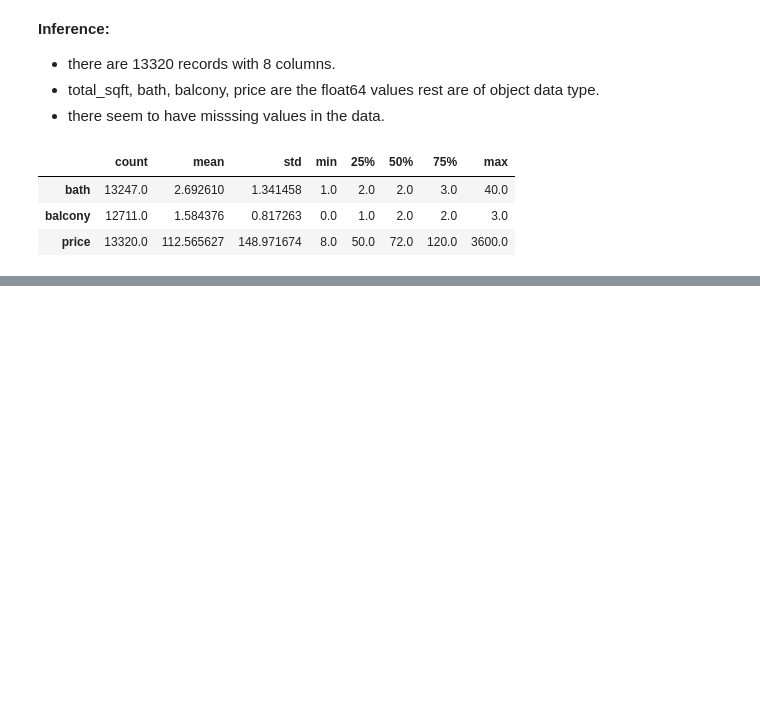
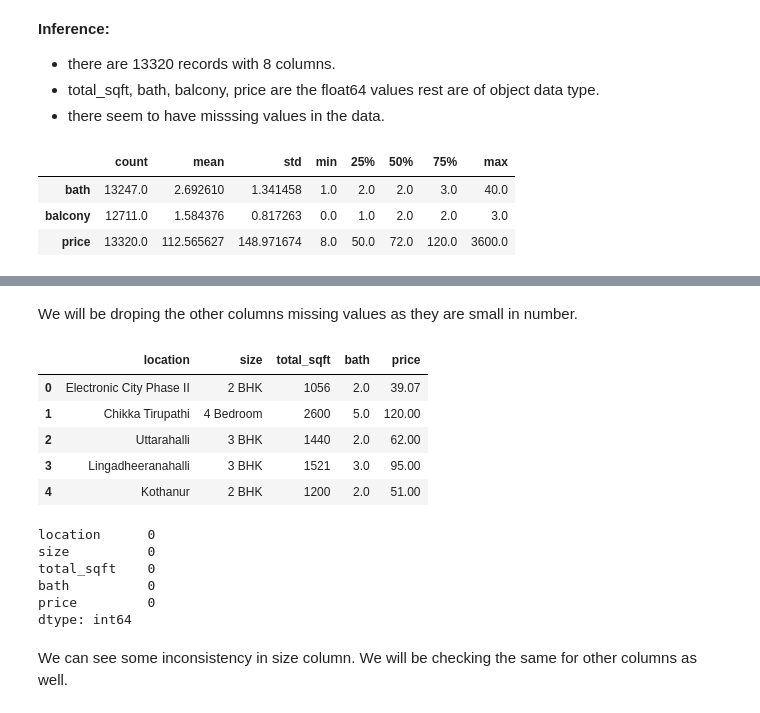
Before and after one commit to PranjalDhamane/Real-Estate-Price-Prediction, a Jupyter notebook: Python/Data_Cleaning_Preprocessing.ipynb, the cells around one changed output, grey strips where cells are left out. Cells and saved outputs as stored; diff of their text form; code cells hidden in the pictures; blank space fills up the shorter version.

Commit message:
Data Cleaning and Feature Engineering

```diff
--- a/Python/Data_Cleaning_Preprocessing.ipynb
+++ b/Python/Data_Cleaning_Preprocessing.ipynb
@@ -79,0 +106,27 @@ df.describe().T
+# %%
+df = data.drop(['availability','area_type','society','balcony'],axis = 1)
+# %% [markdown]
+We will be droping the other columns missing values as they are small in number.
+# %%
+# droping the na values
+df = df.dropna()
+# checking the data
+df.head()
+# %% [output]
+|  | location | size | total_sqft | bath | price |
+| 0 | Electronic City Phase II | 2 BHK | 1056 | 2.0 | 39.07 |
+| 1 | Chikka Tirupathi | 4 Bedroom | 2600 | 5.0 | 120.00 |
+| 2 | Uttarahalli | 3 BHK | 1440 | 2.0 | 62.00 |
+| 3 | Lingadheeranahalli | 3 BHK | 1521 | 3.0 | 95.00 |
+| 4 | Kothanur | 2 BHK | 1200 | 2.0 | 51.00 |
+# %%
+df.isnull().sum()
+# %% [output]
+location      0
+size          0
+total_sqft    0
+bath          0
+price         0
+dtype: int64
+# %% [markdown]
+We can see some inconsistency in size column. We will be checking the same for other columns as well.
```
Also changed, not shown: parts of 24 cells of this notebook.
